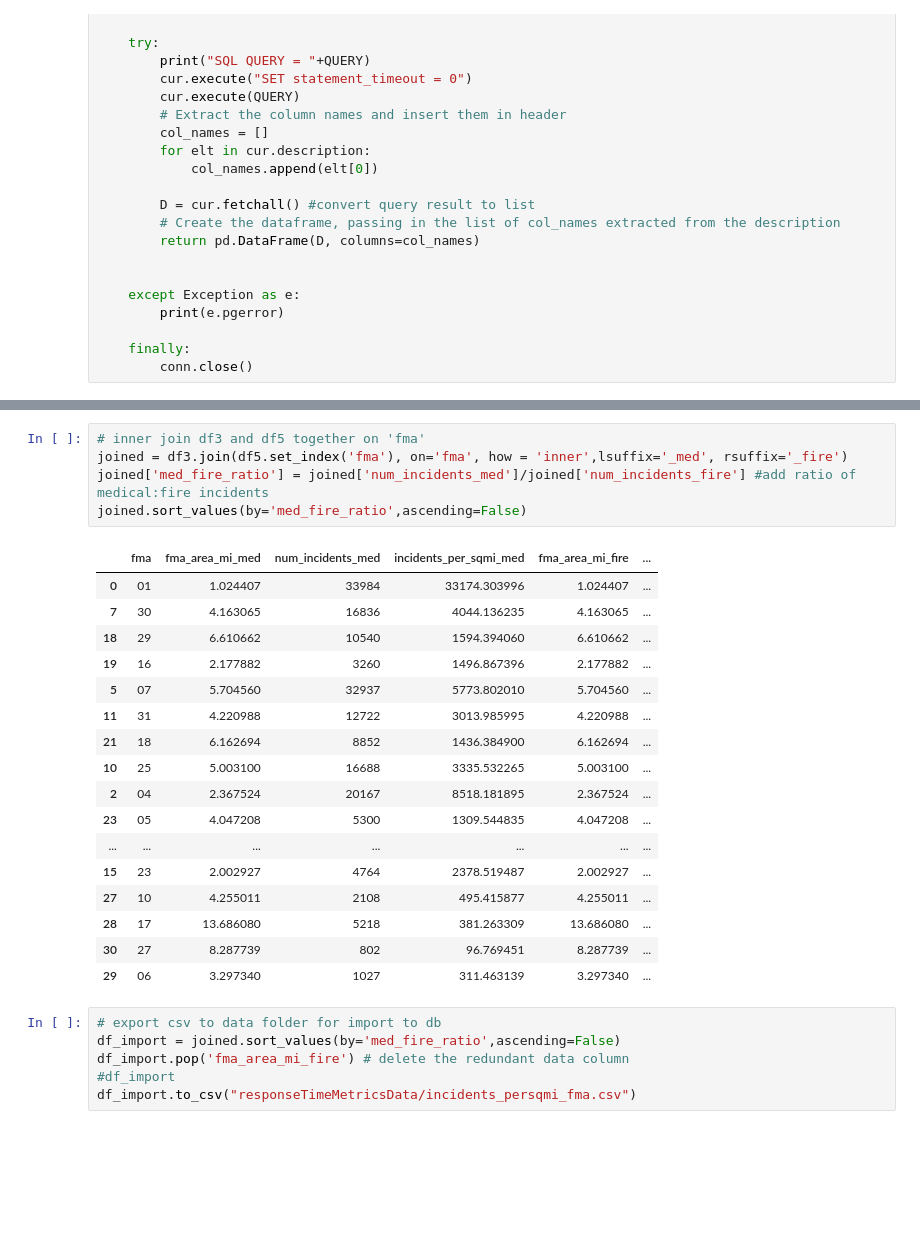
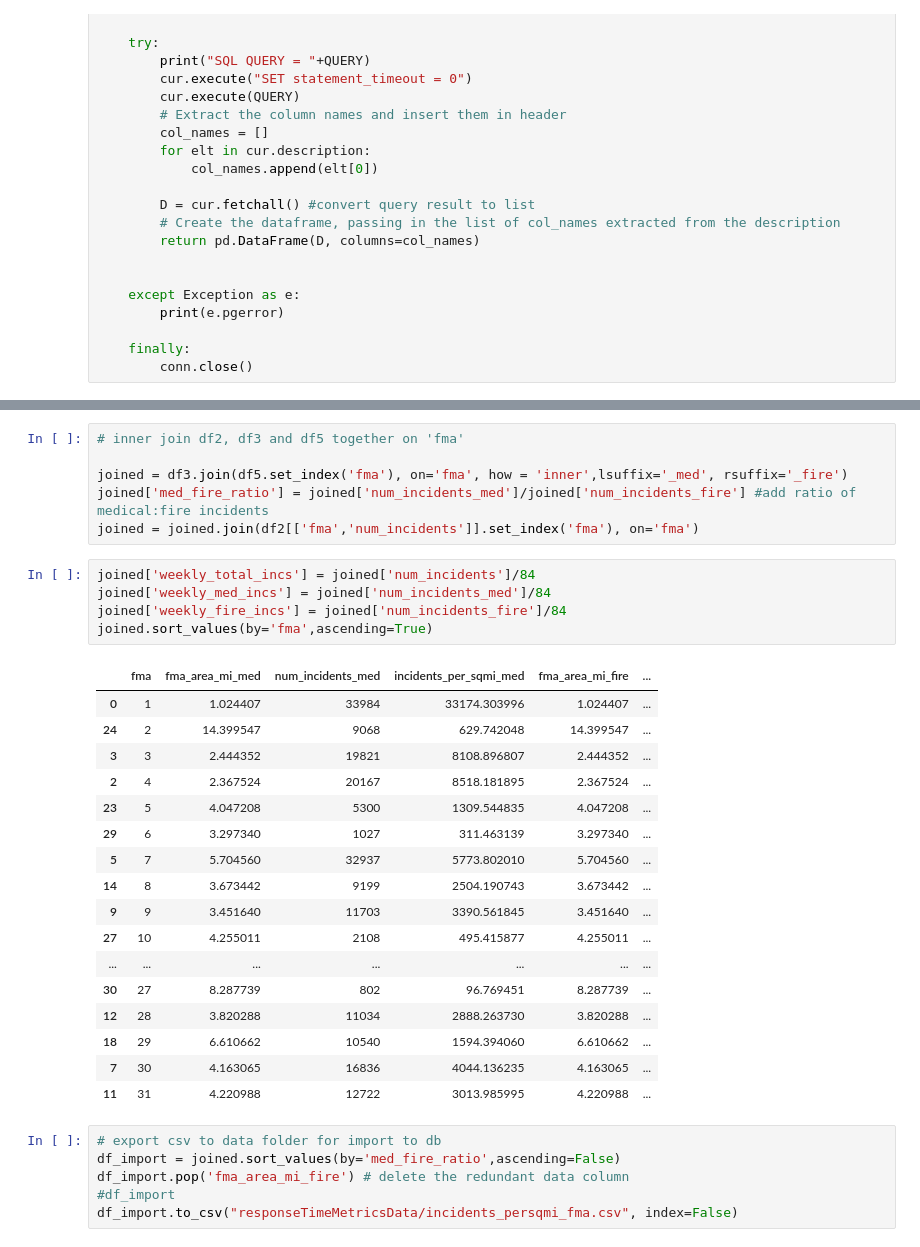
Before and after one commit to hackoregon/emergency-response, a Jupyter notebook: notebooks/fma_incident_count_eda.ipynb, the cells around one changed output, grey strips where cells are left out. Saved outputs shown, nothing was run; the diff lists cells and outputs as text; blank space fills up the shorter version.

```diff
--- a/notebooks/fma_incident_count_eda.ipynb
+++ b/notebooks/fma_incident_count_eda.ipynb
@@ -331,29 +358,35 @@ df5
 # %%
-# inner join df3 and df5 together on 'fma'
+# inner join df2, df3 and df5 together on 'fma'
+
 joined = df3.join(df5.set_index('fma'), on='fma', how = 'inner',lsuffix='_med', rsuffix='_fire')
 joined['med_fire_ratio'] = joined['num_incidents_med']/joined['num_incidents_fire'] #add ratio of medical:fire incidents
-joined.sort_values(by='med_fire_ratio',ascending=False)
+joined = joined.join(df2[['fma','num_incidents']].set_index('fma'), on='fma')
-# %% [output]
-|  | fma | fma_area_mi_med | num_incidents_med | incidents_per_sqmi_med | fma_area_mi_fire | ... |
-| 0 | 01 | 1.024407 | 33984 | 33174.303996 | 1.024407 | ... |
-| 7 | 30 | 4.163065 | 16836 | 4044.136235 | 4.163065 | ... |
-| 18 | 29 | 6.610662 | 10540 | 1594.394060 | 6.610662 | ... |
-| 19 | 16 | 2.177882 | 3260 | 1496.867396 | 2.177882 | ... |
-| 5 | 07 | 5.704560 | 32937 | 5773.802010 | 5.704560 | ... |
-| 11 | 31 | 4.220988 | 12722 | 3013.985995 | 4.220988 | ... |
-| 21 | 18 | 6.162694 | 8852 | 1436.384900 | 6.162694 | ... |
-| 10 | 25 | 5.003100 | 16688 | 3335.532265 | 5.003100 | ... |
-| 2 | 04 | 2.367524 | 20167 | 8518.181895 | 2.367524 | ... |
-| 23 | 05 | 4.047208 | 5300 | 1309.544835 | 4.047208 | ... |
-| ... | ... | ... | ... | ... | ... | ... |
-| 15 | 23 | 2.002927 | 4764 | 2378.519487 | 2.002927 | ... |
-| 27 | 10 | 4.255011 | 2108 | 495.415877 | 4.255011 | ... |
-| 28 | 17 | 13.686080 | 5218 | 381.263309 | 13.686080 | ... |
-| 30 | 27 | 8.287739 | 802 | 96.769451 | 8.287739 | ... |
-| 29 | 06 | 3.297340 | 1027 | 311.463139 | 3.297340 | ... |
+# %%
+joined['weekly_total_incs'] = joined['num_incidents']/84
+joined['weekly_med_incs'] = joined['num_incidents_med']/84
+joined['weekly_fire_incs'] = joined['num_incidents_fire']/84
+joined.sort_values(by='fma',ascending=True)
+# %% [output]
+|  | fma | fma_area_mi_med | num_incidents_med | incidents_per_sqmi_med | fma_area_mi_fire | ... |
+| 0 | 1 | 1.024407 | 33984 | 33174.303996 | 1.024407 | ... |
+| 24 | 2 | 14.399547 | 9068 | 629.742048 | 14.399547 | ... |
+| 3 | 3 | 2.444352 | 19821 | 8108.896807 | 2.444352 | ... |
+| 2 | 4 | 2.367524 | 20167 | 8518.181895 | 2.367524 | ... |
+| 23 | 5 | 4.047208 | 5300 | 1309.544835 | 4.047208 | ... |
+| 29 | 6 | 3.297340 | 1027 | 311.463139 | 3.297340 | ... |
+| 5 | 7 | 5.704560 | 32937 | 5773.802010 | 5.704560 | ... |
+| 14 | 8 | 3.673442 | 9199 | 2504.190743 | 3.673442 | ... |
+| 9 | 9 | 3.451640 | 11703 | 3390.561845 | 3.451640 | ... |
+| 27 | 10 | 4.255011 | 2108 | 495.415877 | 4.255011 | ... |
+| ... | ... | ... | ... | ... | ... | ... |
+| 30 | 27 | 8.287739 | 802 | 96.769451 | 8.287739 | ... |
+| 12 | 28 | 3.820288 | 11034 | 2888.263730 | 3.820288 | ... |
+| 18 | 29 | 6.610662 | 10540 | 1594.394060 | 6.610662 | ... |
+| 7 | 30 | 4.163065 | 16836 | 4044.136235 | 4.163065 | ... |
+| 11 | 31 | 4.220988 | 12722 | 3013.985995 | 4.220988 | ... |
 # %%
 # export csv to data folder for import to db
 df_import = joined.sort_values(by='med_fire_ratio',ascending=False)
 df_import.pop('fma_area_mi_fire') # delete the redundant data column
 #df_import
-df_import.to_csv("responseTimeMetricsData/incidents_persqmi_fma.csv")
+df_import.to_csv("responseTimeMetricsData/incidents_persqmi_fma.csv", index=False)
```
Also changed, not shown: parts of 18 cells of this notebook.
